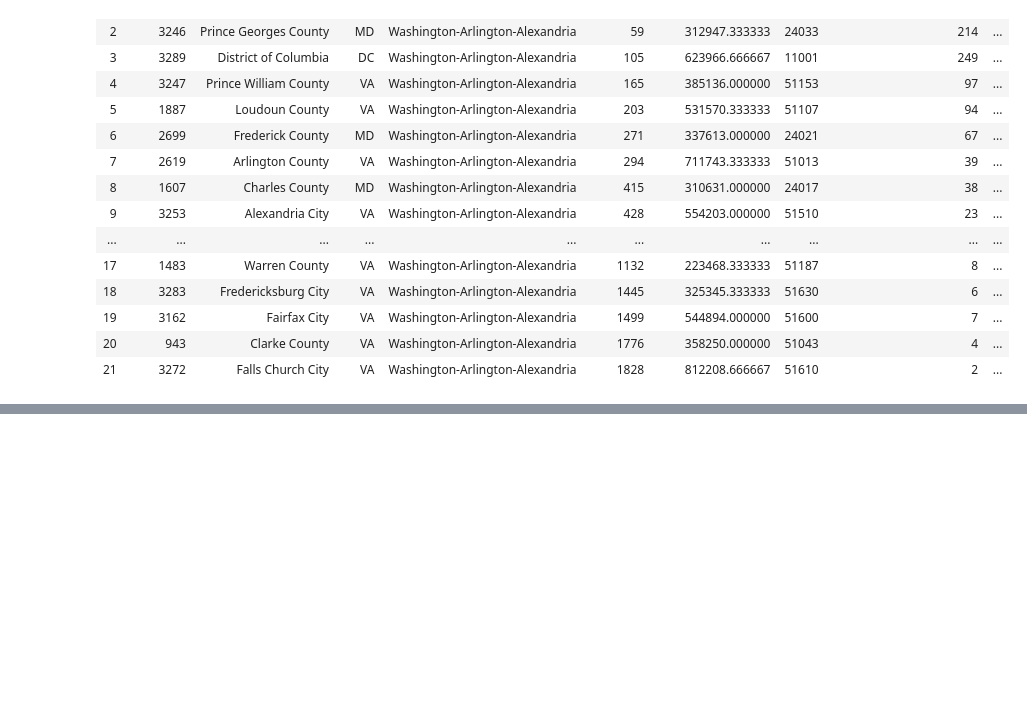
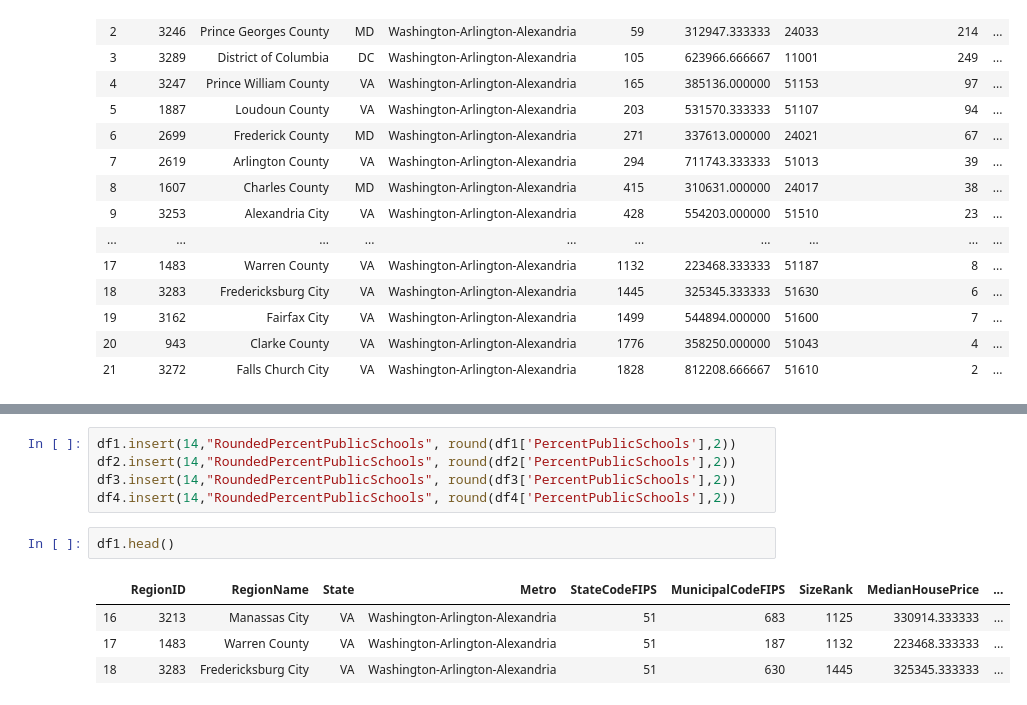
Before and after one commit to muoyo/dc-metro-housing, a Jupyter notebook: dchousing.ipynb, the cells around one changed output, grey strips where cells are left out. Drawn from its saved outputs; the diff is of its cells as text; blank space fills up the shorter version.

```diff
--- a/dchousing.ipynb
+++ b/dchousing.ipynb
@@ -522,0 +577,12 @@ df_dcmetro_merged_pop
+# %%
+df1.insert(14,"RoundedPercentPublicSchools", round(df1['PercentPublicSchools'],2))
+df2.insert(14,"RoundedPercentPublicSchools", round(df2['PercentPublicSchools'],2))
+df3.insert(14,"RoundedPercentPublicSchools", round(df3['PercentPublicSchools'],2))
+df4.insert(14,"RoundedPercentPublicSchools", round(df4['PercentPublicSchools'],2))
+# %%
+df1.head()
+# %% [output]
+|  | RegionID | RegionName | State | Metro | StateCodeFIPS | MunicipalCodeFIPS | SizeRank | MedianHousePrice | ... |
+| 16 | 3213 | Manassas City | VA | Washington-Arlington-Alexandria | 51 | 683 | 1125 | 330914.333333 | ... |
+| 17 | 1483 | Warren County | VA | Washington-Arlington-Alexandria | 51 | 187 | 1132 | 223468.333333 | ... |
+| 18 | 3283 | Fredericksburg City | VA | Washington-Arlington-Alexandria | 51 | 630 | 1445 | 325345.333333 | ... |
```
Also changed, not shown: parts of 13 cells of this notebook.
